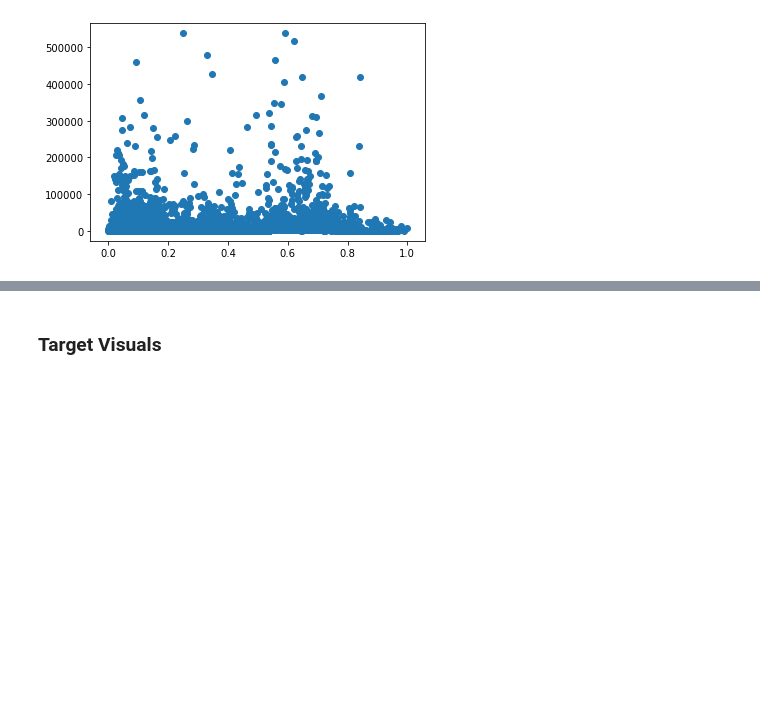
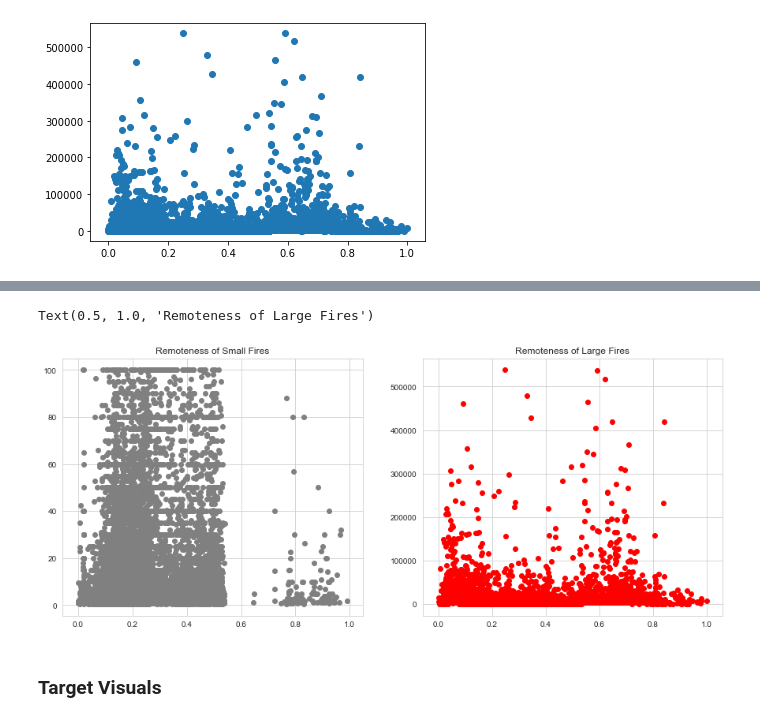
Before and after one commit to fernandez-justin/Forest_Fire_Classification, a Jupyter notebook: EDA_FE_notebook.ipynb, the cells around one changed output, grey strips where cells are left out. Saved outputs shown, nothing was run; the diff lists cells and outputs as text; code cells hidden in the pictures; blank space fills up the shorter version.

```diff
--- a/EDA_FE_notebook.ipynb
+++ b/EDA_FE_notebook.ipynb
@@ -160,3 +169,18 @@ plt.scatter(df['remoteness'],df['fire_size'])
+# %%
+fig = plt.figure(figsize=(15,6))
+ax = fig.subplots(1,2)
+
+smalls = df[df['target'] == 0]
+large = df[df['target'] == 1]
+
+ax[0].scatter(smalls['remoteness'], smalls['fire_size'], color='grey')
+ax[0].set_title('Remoteness of Small Fires')
+
+ax[1].scatter(large['remoteness'], large['fire_size'], color='red')
+ax[1].set_title('Remoteness of Large Fires')
+# %% [output]
+Text(0.5, 1.0, 'Remoteness of Large Fires')
+[figure, added]
 # %% [markdown]
 ### Target Visuals
 # %%
```
Also changed, not shown: parts of 8 cells of this notebook, 1 other file.
